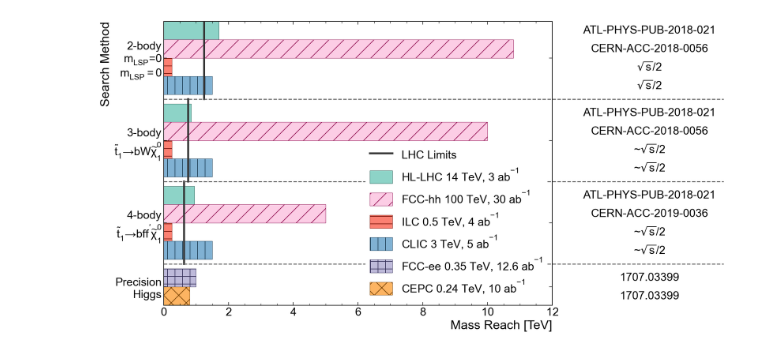
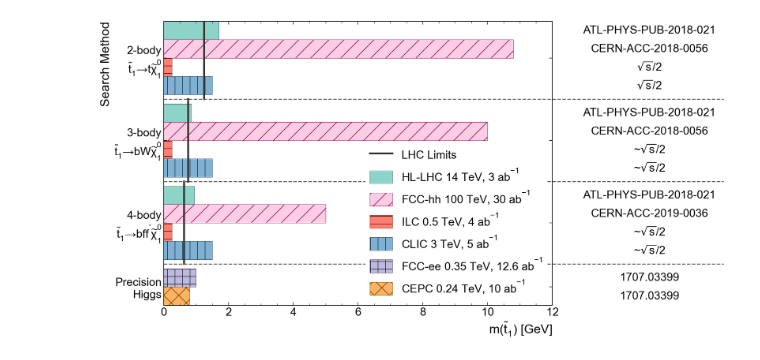
Before and after one commit to riley-x/snowmass-ef08-plots, a Jupyter notebook: plot.ipynb, the cells around one changed output. Cells and saved outputs as stored; diff of their text form; code cells hidden in the pictures.

```diff
--- a/plot.ipynb
+++ b/plot.ipynb
@@ -23,12 +23,12 @@ atlas_mpl_style.use_atlas_style(fancyLegend=True)
 #       - 'annotation': An annotation is added to the group label
 #       - 'current limits': A value for the current limit, which is drawn as a vertical bar
 vals = {
-    '2-body\n$m_{LSP}$=0': {
+    '2-body': {
         'HL-LHC': [1.7, 'ATL-PHYS-PUB-2018-021'],
         'FCC-hh': [10.8, 'CERN-ACC-2018-0056'],
         'ILC': [0.25, '$\\sqrt{s}/2$'],
         'CLIC': [1.5, '$\\sqrt{s}/2$'],
-        'annotation': '$m_{LSP}=0$',
+        'annotation': r'$\widetilde{t}_1 \to t\widetilde{\chi}_1^0$',
         'current limits': 1.25,
     },
     '3-body': {
@@ -72,6 +72,8 @@ styles = {
     'FCC-ee': {'annotation':'0.35 TeV, 12.6 ab$^{-1}$', 'color':cmap(2), 'hatch':'+'},
     'CEPC': {'annotation':'0.24 TeV, 10 ab$^{-1}$', 'color':cmap(5), 'hatch':'x'},
 }
+
+xlabel = r'$m(\widetilde{t}_1)$ [GeV]'
 # %%
 ################################################################
 ###                           PLOT                           ###
@@ -142,36 +144,36 @@ ax.set_yticks(label_ys, labels)
 ax.tick_params(axis='y', which='minor', left=False, right=False)
 ax.set_ylim(0, ys[-1] + bar_height)
 ax.invert_yaxis()
-atlas_mpl_style.set_xlabel("Mass Reach [TeV]")
+atlas_mpl_style.set_xlabel(xlabel)
 atlas_mpl_style.set_ylabel("Search Method")
 
 # Plot current limits
 for x,y0,y1 in curr_lims:
     lim_line = ax.plot([x, x], [y0, y1], linestyle='-', linewidth=3, color='#333333')
 
 # Plot references and get x extent
 x0,x1 = ax.get_xlim()
 max_text_x = 0 # in axes coordinates
 for y,ref in zip(ys, references):
     t = ax.text(x1 + 3, y + bar_height/2, ref, va='center', ha='center')
     bb = t.get_window_extent(renderer=fig.canvas.get_renderer()).transformed(ax.transAxes.inverted())
     max_text_x = max(max_text_x, bb.x1)
     # https://stackoverflow.com/questions/24581194/matplotlib-text-bounding-box-dimensions
 
 # Plot dividers
 data_to_fig = ax.transAxes.inverted()
 for y in dividers:
     ax.axhline(y, xmax=max_text_x + 0.02, linestyle='--', color='#666666', clip_on=False)
 
 # Plot legend
 legend_patches = [lim_line[0]]
 legend_labels = ['LHC Limits']
 for collider,opts in styles.items():
     if (index := legend_indexes.get(collider)) is not None:
         legend_patches.append(bars.patches[index])
         if annotation := opts.get('annotation'):
             collider += ' ' + annotation
         legend_labels.append(collider)
 legend = ax.legend(legend_patches, legend_labels, framealpha=1, edgecolor='white', handleheight=1.4)
 # %% [output]
-[figure, old version]
+[figure, new version]
```
Also changed, not shown: parts of 1 cell of this notebook, 4 other files.
